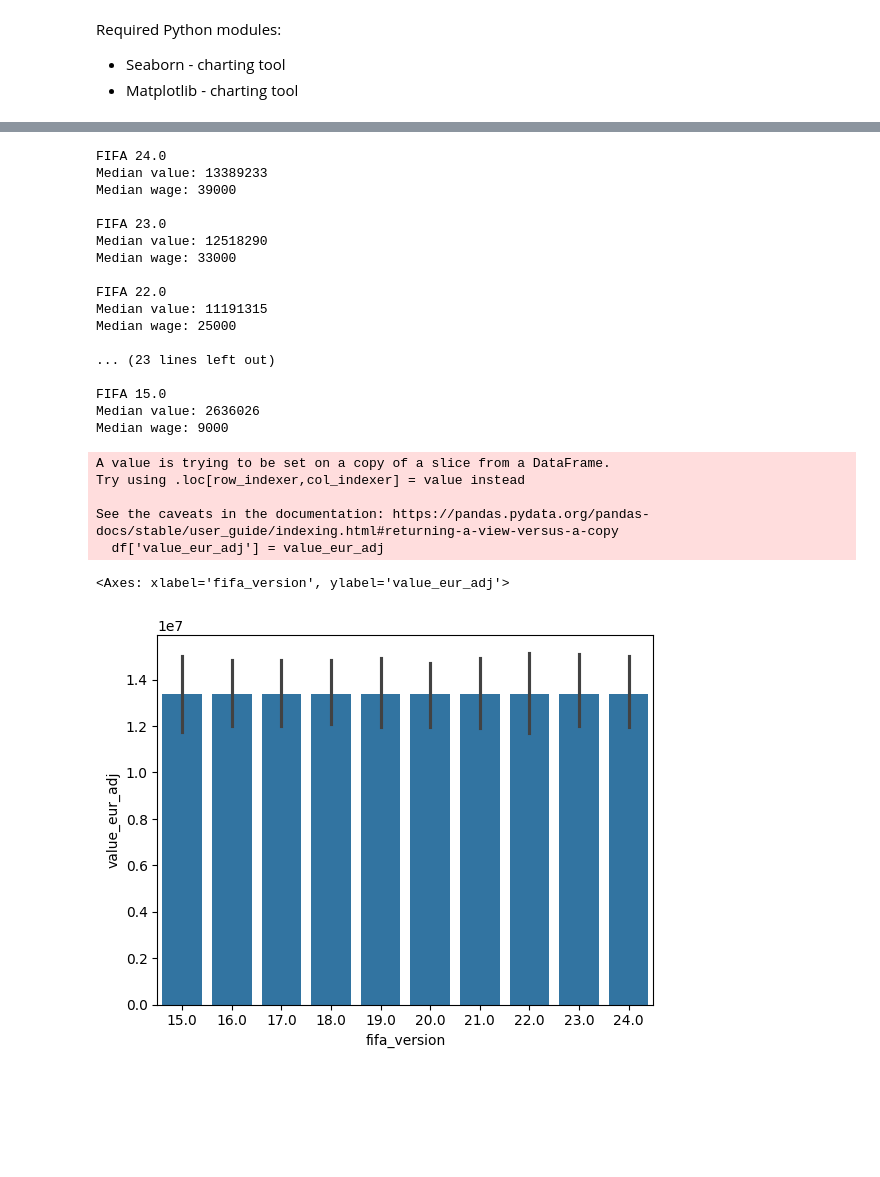
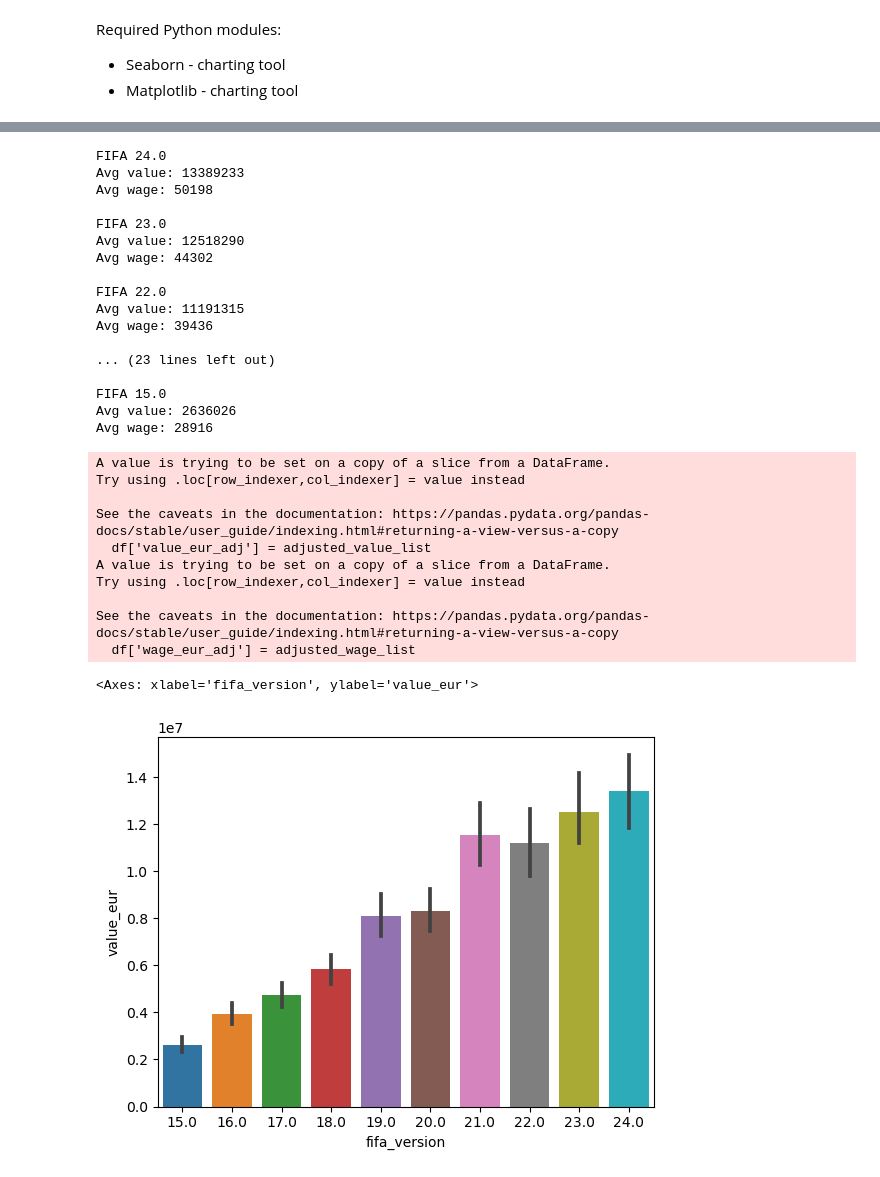
Before and after one commit to ish10k/footballer-wage-prediction, a Jupyter notebook: footballer-wage-prediction.ipynb, the cells around one changed output, grey strips where cells are left out. Drawn from its saved outputs; the diff is of its cells as text; code cells hidden in the pictures; blank space fills up the shorter version.

```diff
--- a/footballer-wage-prediction.ipynb
+++ b/footballer-wage-prediction.ipynb
@@ -513,56 +496,70 @@ Requirement already satisfied: six>=1.5 in c:\users\nalei76\appdata\local\progra
 # %%
 averages = {}
 
+# loop through each fifa version
 for version in df['fifa_version'].unique().tolist():
+    # filter dataframe by version
     _df = df[df['fifa_version']==version]
+    # extract average values using .mean() on column
     avg_value = round(_df['value_eur'].mean())
     avg_wage = round(_df['wage_eur'].mean())
-    averages[version]['value'] = avg_value
-    averages[version]['wage'] = avg_wage
+    # create averages dictionary
+    averages[version] = {}
+    # save averages for version
+    averages[version]['value_eur'] = avg_value
+    averages[version]['wage_eur'] = avg_wage
     print(f'FIFA {version}')
     print('Avg value:', avg_value)
     print('Avg wage:', avg_wage, '\n')
-    # adjust figures for inflation using version 24 as standard
 
-value_eur_adj = []
-wage_eur_adj = []
+
+adjusted_value_list = []
+adjusted_wage_list = []
+# loop through each row
 for i, row in df.iterrows():
+    # get version number
     _version = row['fifa_version']
-    # calc inflation adjusted value
-    adjusted_value = row['value_eur'] * (averages[24] / averages[_version])
-    adjusted_wage = row['wage_eur'] * (averages[24] / averages[_version])
-    #append to list
-    value_eur_adj.append()
+    # adjust value & wage by calculated inflation ratios
+    adjusted_value = row['value_eur'] * (averages[24]['value_eur'] / averages[_version]['value_eur'])
+    adjusted_wage = row['wage_eur'] * (averages[24]['wage_eur'] / averages[_version]['wage_eur'])
+    # append to list
+    adjusted_value_list.append(adjusted_value)
+    adjusted_wage_list.append(adjusted_wage)
 
 # create new column from list of adjusted values
-df['value_eur_adj'] = value_eur_adj
+df['value_eur_adj'] = adjusted_value_list
+df['wage_eur_adj'] = adjusted_wage_list
 
-#sns.barplot(df, x='fifa_version', y='value_eur')
+sns.barplot(df, x='fifa_version', y='value_eur')
 # %% [output]
 FIFA 24.0
-Median value: 13389233
-Median wage: 39000
+Avg value: 13389233
+Avg wage: 50198
 
 FIFA 23.0
-Median value: 12518290
-Median wage: 33000
+Avg value: 12518290
+Avg wage: 44302
 
 FIFA 22.0
-Median value: 11191315
-Median wage: 25000
+Avg value: 11191315
+Avg wage: 39436
 
 ... (23 lines left out)
 
 FIFA 15.0
-Median value: 2636026
-Median wage: 9000
+Avg value: 2636026
+Avg wage: 28916
 A value is trying to be set on a copy of a slice from a DataFrame.
 Try using .loc[row_indexer,col_indexer] = value instead
 
 See the caveats in the documentation: https://pandas.pydata.org/pandas-docs/stable/user_guide/indexing.html#returning-a-view-versus-a-copy
-  df['value_eur_adj'] = value_eur_adj
+  df['value_eur_adj'] = adjusted_value_list
+A value is trying to be set on a copy of a slice from a DataFrame.
+Try using .loc[row_indexer,col_indexer] = value instead
+
+See the caveats in the documentation: https://pandas.pydata.org/pandas-docs/stable/user_guide/indexing.html#returning-a-view-versus-a-copy
+  df['wage_eur_adj'] = adjusted_wage_list
+<Axes: xlabel='fifa_version', ylabel='value_eur'>
+[figure, added]
 # %%
-sns.barplot(df, x='fifa_version', y='value_eur_adj')
+#sns.barplot(df, x='fifa_version', y='value_eur_adj')
-# %% [output]
-<Axes: xlabel='fifa_version', ylabel='value_eur_adj'>
-[figure, removed]
```
Also changed, not shown: parts of 2 cells of this notebook.
